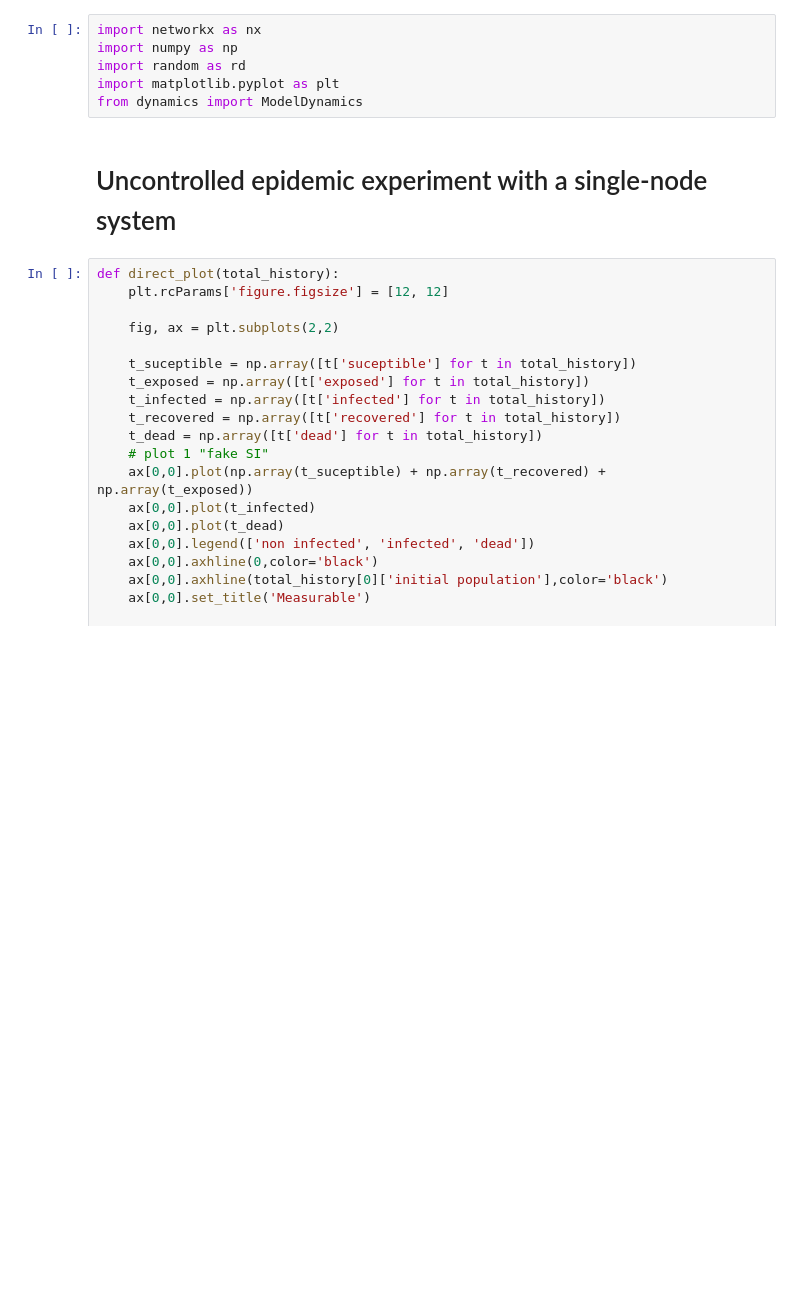
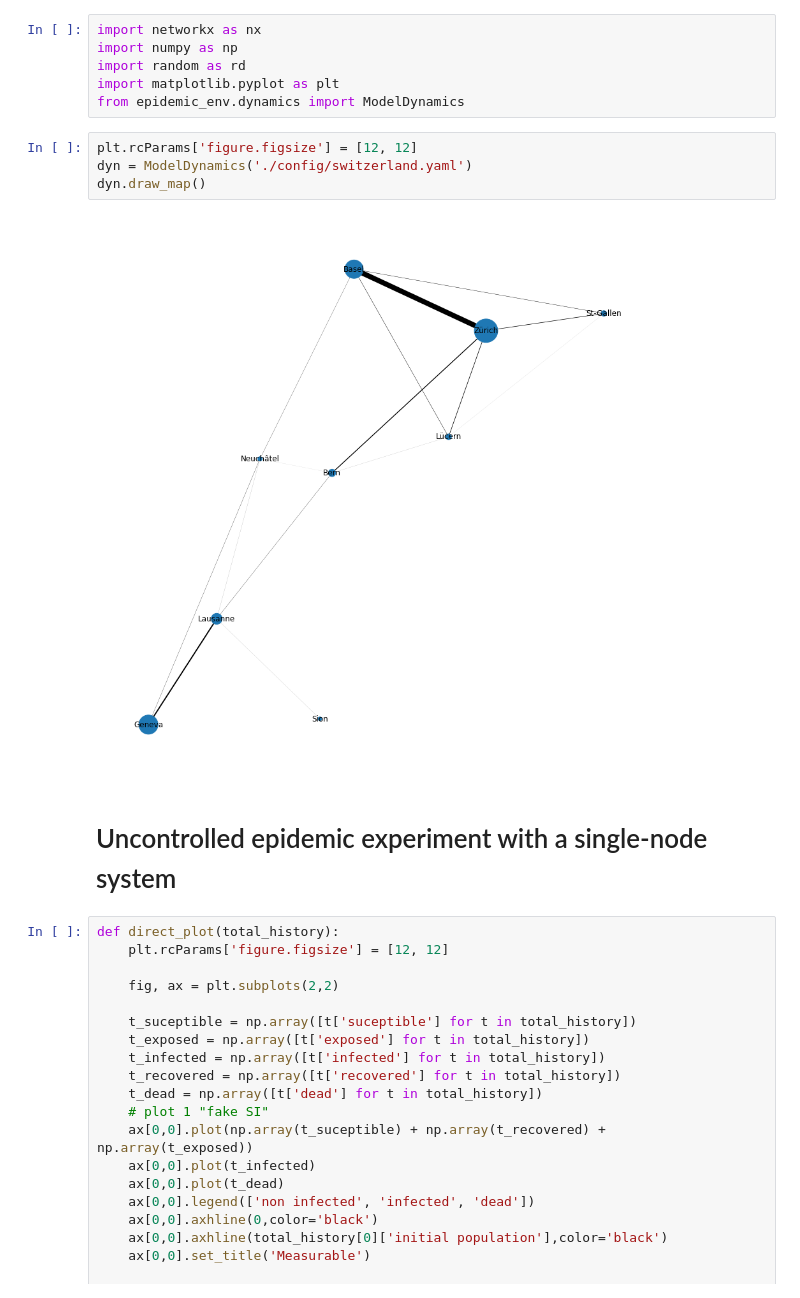
Before and after one commit to RenardDesNeiges/EpidemicsSimulator, a Jupyter notebook: model_experiments.ipynb, the cells around one changed output. Saved outputs shown, nothing was run; the diff lists cells and outputs as text; blank space fills up the shorter version.

```diff
--- a/model_experiments.ipynb
+++ b/model_experiments.ipynb
@@ -3,7 +3,13 @@ import networkx as nx
 import numpy as np
 import random as rd
 import matplotlib.pyplot as plt
-from dynamics import ModelDynamics
+from epidemic_env.dynamics import ModelDynamics
+# %%
+plt.rcParams['figure.figsize'] = [12, 12]
+dyn = ModelDynamics('./config/switzerland.yaml')
+dyn.draw_map()
+# %% [output]
+[figure, added]
 # %% [markdown]
 # Uncontrolled epidemic experiment with a single-node system
 # %%
```
Also changed, not shown: 3 other files.
